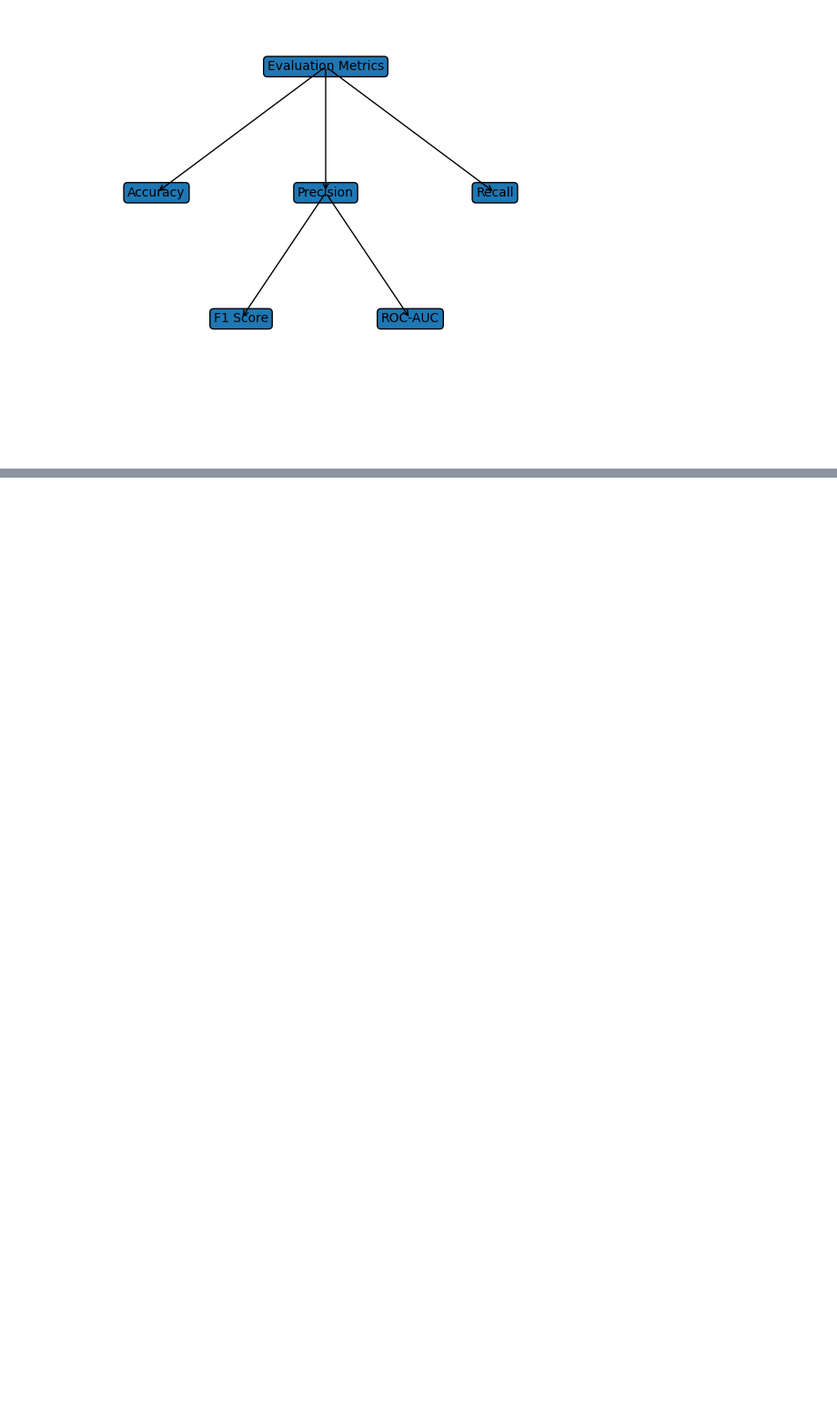
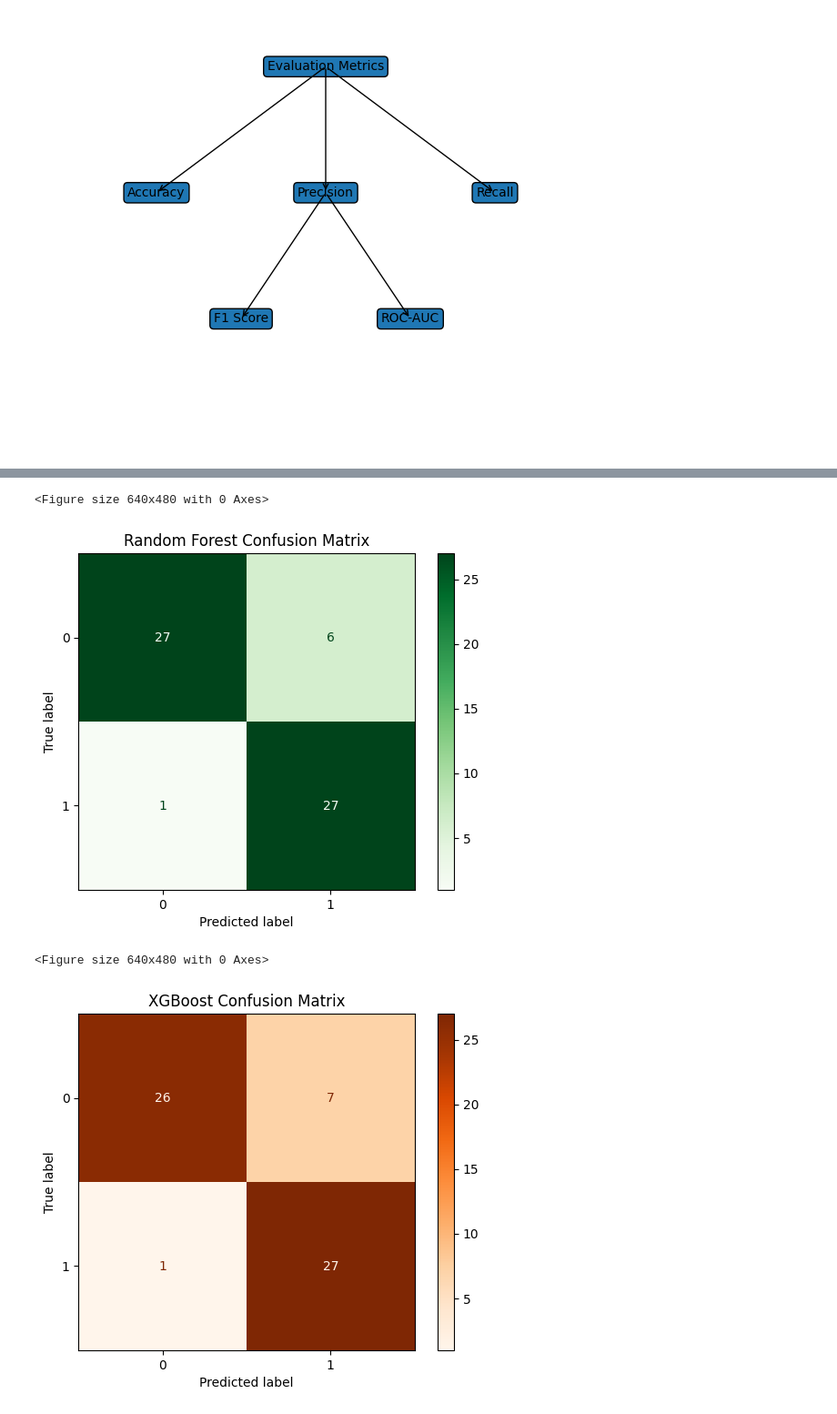
Before and after one commit to bhardwajdheeraj/heart, a Jupyter notebook: back/notebook/model_training.ipynb, the cells around one changed output, grey strips where cells are left out. Shown at 91% size. Cells and saved outputs as stored; diff of their text form; code cells hidden in the pictures; blank space fills up the shorter version.

```diff
--- a/back/notebook/model_training.ipynb
+++ b/back/notebook/model_training.ipynb
@@ -679,0 +750,45 @@ plt.show()
+# %%
+import joblib
+import matplotlib.pyplot as plt
+from sklearn.metrics import ConfusionMatrixDisplay
+
+# Load models
+rf_model = joblib.load("../Model/best_rf_model.pkl")
+xgb_model = joblib.load("../Model/best_xgb_model.pkl")
+
+# Predictions
+rf_pred = rf_model.predict(X_test)
+xgb_pred = xgb_model.predict(X_test)
+
+# ==============================
+# RANDOM FOREST (GREEN)
+# ==============================
+plt.figure()
+ConfusionMatrixDisplay.from_predictions(
+    y_test,
+    rf_pred,
+    cmap="Greens"
+)
+plt.title("Random Forest Confusion Matrix")
+
+plt.savefig("cm_rf.png", dpi=300, bbox_inches='tight')
+plt.show()
+
+# ==============================
+# XGBOOST (RED / ORANGE)
+# ==============================
+plt.figure()
+ConfusionMatrixDisplay.from_predictions(
+    y_test,
+    xgb_pred,
+    cmap="Oranges"
+)
+plt.title("XGBoost Confusion Matrix")
+
+plt.savefig("cm_xgb.png", dpi=300, bbox_inches='tight')
+plt.show()
+# %% [output]
+<Figure size 640x480 with 0 Axes>
+[figure, added]
+<Figure size 640x480 with 0 Axes>
+[figure, added]
```
Also changed, not shown: parts of 8 cells of this notebook, 11 other files.
